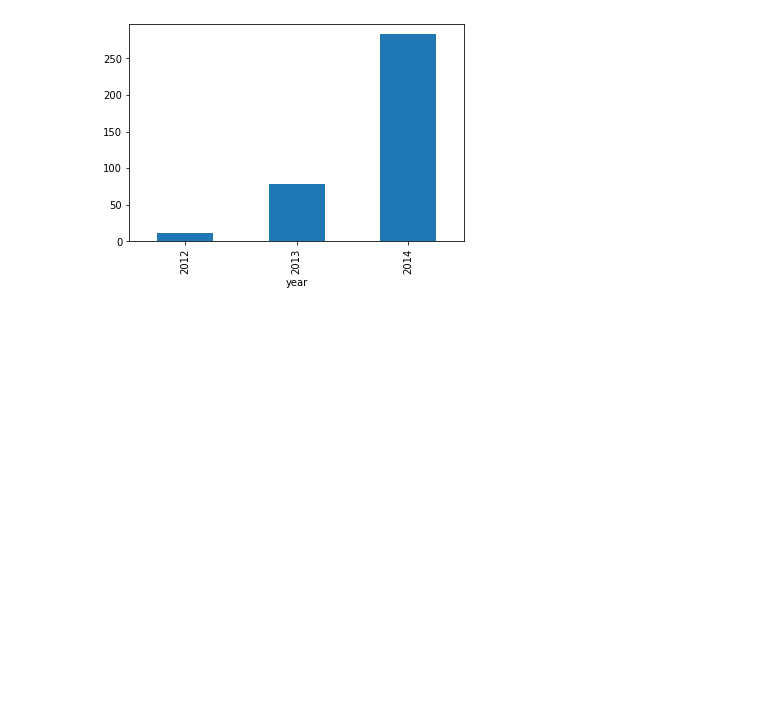
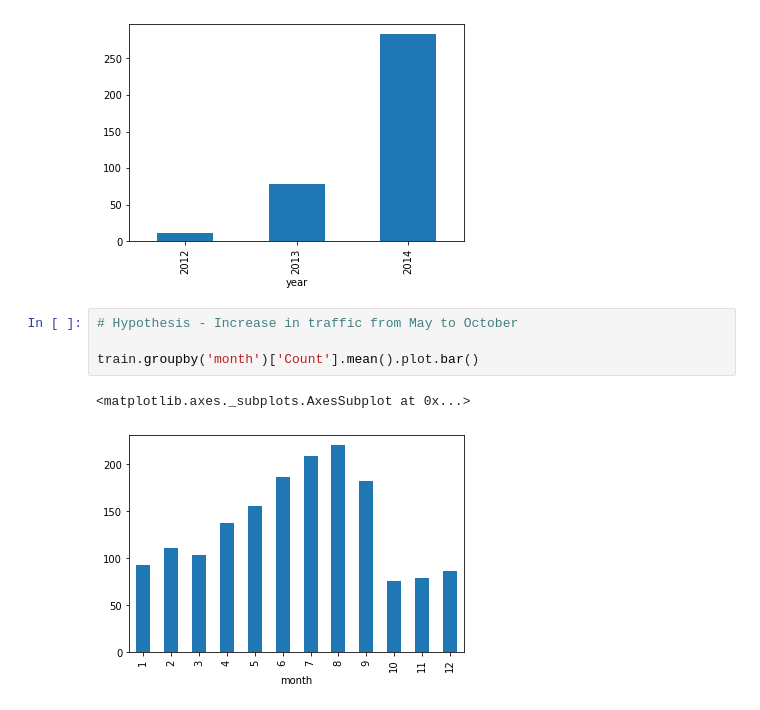
Before and after one commit to anologicon/jat-rail-time-series, a Jupyter notebook: JatRailTimeSeries.ipynb, the cells around one changed output. Saved outputs shown, nothing was run; the diff lists cells and outputs as text; blank space fills up the shorter version.

Commit message:
Hypothesis 2 - Increase in May to Oct

```diff
--- a/JatRailTimeSeries.ipynb
+++ b/JatRailTimeSeries.ipynb
@@ -62,3 +70,10 @@ train.groupby('year')['Count'].mean().plot.bar()
 # %% [output]
 <matplotlib.axes._subplots.AxesSubplot at 0x...>
 [figure]
+# %%
+# Hypothesis - Increase in traffic from May to October
+
+train.groupby('month')['Count'].mean().plot.bar()
+# %% [output]
+<matplotlib.axes._subplots.AxesSubplot at 0x...>
+[figure, added]
```
Also changed, not shown: parts of 2 cells of this notebook.
